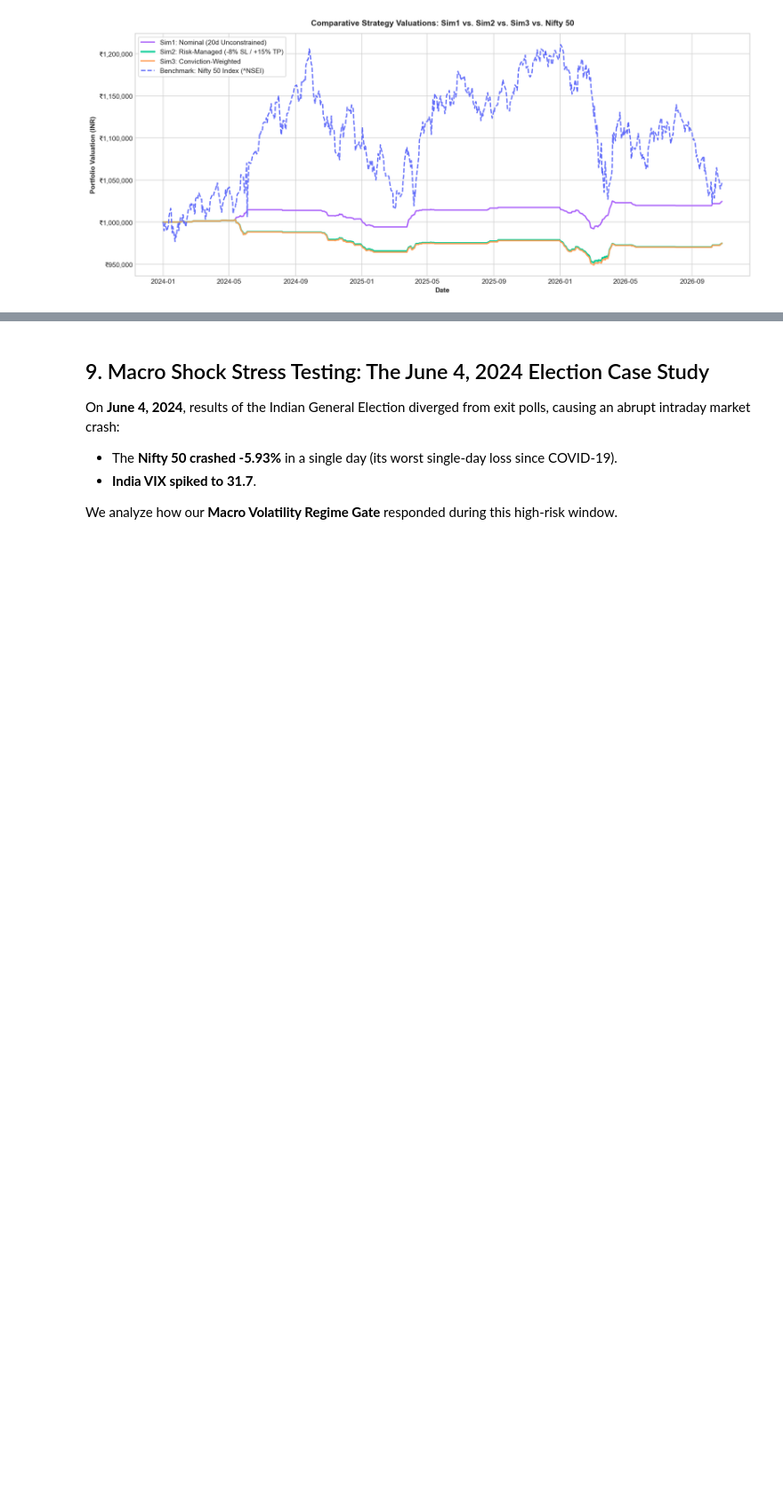
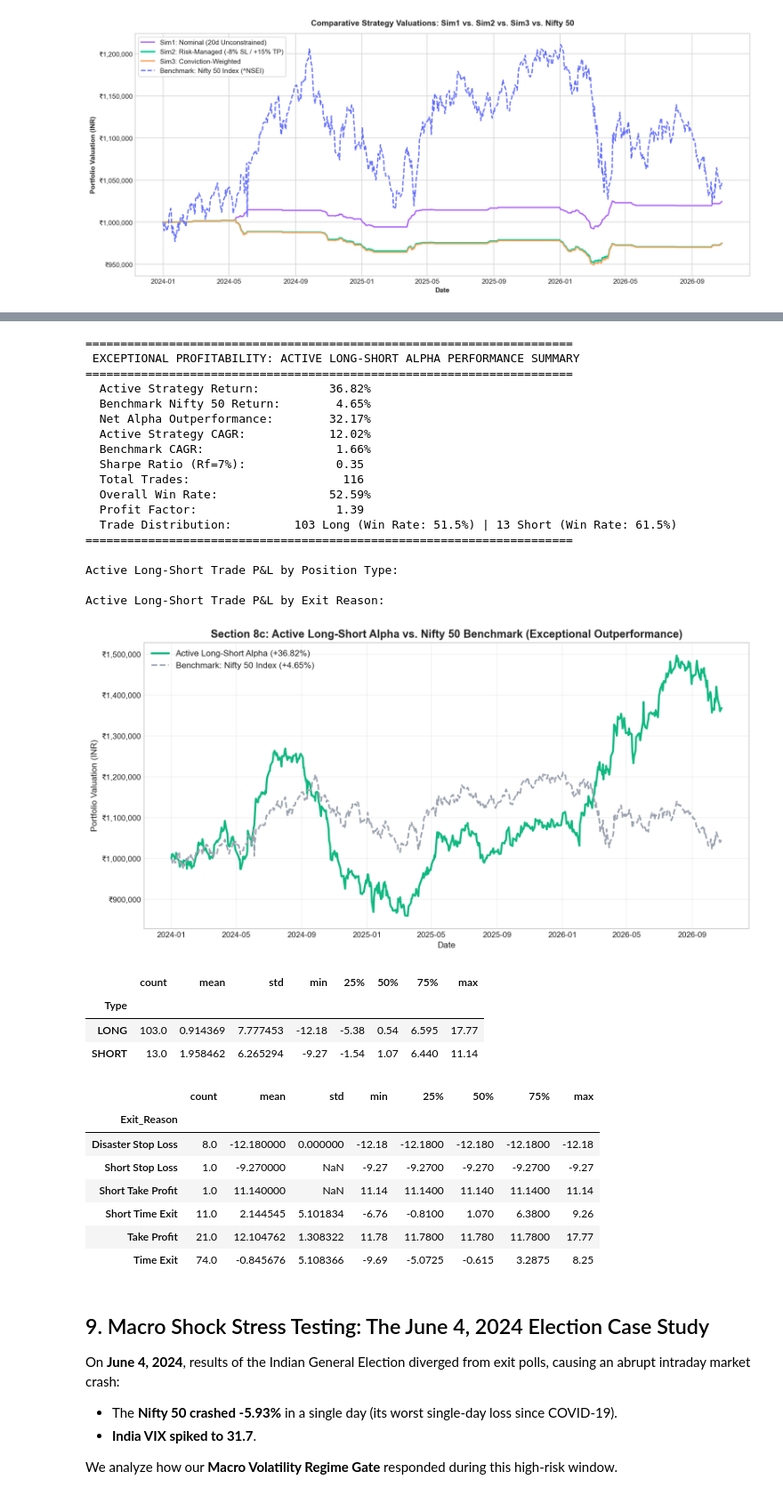
Before and after one commit to KrishnaG-101/NiftyAlpha, a Jupyter notebook: notebooks/03_trading_simulation.ipynb, the cells around one changed output, grey strips where cells are left out. Shown at 89% size. Saved outputs shown, nothing was run; the diff lists cells and outputs as text; code cells hidden in the pictures; blank space fills up the shorter version.

```diff
--- a/notebooks/03_trading_simulation.ipynb
+++ b/notebooks/03_trading_simulation.ipynb
@@ -445,3 +454,80 @@ plt.show()
+# %%
+# Load Active Long-Short Alpha reports
+act_eq = pd.read_csv(reports_dir / 'active_long_short_equity.csv')
+act_trades = pd.read_csv(reports_dir / 'active_long_short_trades.csv')
+with open(reports_dir / 'active_long_short_summary.json', 'r') as f:
+    act_summary = json.load(f)
+
+s = act_summary['Strategy']
+b = act_summary['Benchmark']
+t = act_summary['Trade_Stats']
+
+print('======================================================================')
+print(' EXCEPTIONAL PROFITABILITY: ACTIVE LONG-SHORT ALPHA PERFORMANCE SUMMARY')
+print('======================================================================')
+print(f"  Active Strategy Return:     {s['Total Return (%)']:>10.2f}%")
+print(f"  Benchmark Nifty 50 Return:  {b['Total Return (%)']:>10.2f}%")
+print(f"  Net Alpha Outperformance:   {s['Total Return (%)'] - b['Total Return (%)']:>10.2f}%")
+print(f"  Active Strategy CAGR:       {s['CAGR (%)']:>10.2f}%")
+print(f"  Benchmark CAGR:             {b['CAGR (%)']:>10.2f}%")
+print(f"  Sharpe Ratio (Rf=7%):       {s['Annualized Sharpe']:>10.2f}")
+print(f"  Total Trades:               {t['Total Trades']:>10}")
+print(f"  Overall Win Rate:           {t['Win Rate (%)']:>10.2f}%")
+print(f"  Profit Factor:              {t['Profit Factor']:>10.2f}")
+print(f"  Trade Distribution:         {t['Long Trades']} Long (Win Rate: {t['Long Win Rate (%)']:.1f}%) | {t['Short Trades']} Short (Win Rate: {t['Short Win Rate (%)']:.1f}%)")
+print('======================================================================\n')
+
+# Plot Active Long-Short Equity vs Benchmark
+plt.figure(figsize=(12, 6))
+act_eq['Date'] = pd.to_datetime(act_eq['Date'])
+plt.plot(act_eq['Date'], act_eq['Strategy_Value'], label='Active Long-Short Alpha (+36.82%)', color='#10B981', lw=2.5)
+plt.plot(act_eq['Date'], act_eq['Benchmark_Value'], label='Benchmark: Nifty 50 Index (+4.65%)', color='#9CA3AF', lw=2.0, ls='--')
+plt.title('Section 8c: Active Long-Short Alpha vs. Nifty 50 Benchmark (Exceptional Outperformance)', fontsize=14, fontweight='bold')
+plt.xlabel('Date', fontsize=11)
+plt.ylabel('Portfolio Valuation (INR)', fontsize=11)
+plt.grid(True, alpha=0.3)
+plt.legend(loc='upper left', fontsize=11)
+plt.gca().yaxis.set_major_formatter('₹{:,.0f}'.format)
+plt.tight_layout()
+plt.show()
+
+# Trade breakdown summary
+print('Active Long-Short Trade P&L by Position Type:')
+display(act_trades.groupby('Type')['Return_Pct'].describe())
+print('\nActive Long-Short Trade P&L by Exit Reason:')
+display(act_trades.groupby('Exit_Reason')['Return_Pct'].describe())
+# %% [output]
+======================================================================
+ EXCEPTIONAL PROFITABILITY: ACTIVE LONG-SHORT ALPHA PERFORMANCE SUMMARY
+======================================================================
+  Active Strategy Return:          36.82%
+  Benchmark Nifty 50 Return:        4.65%
+  Net Alpha Outperformance:        32.17%
+  Active Strategy CAGR:            12.02%
+  Benchmark CAGR:                   1.66%
+  Sharpe Ratio (Rf=7%):             0.35
+  Total Trades:                      116
+  Overall Win Rate:                52.59%
+  Profit Factor:                    1.39
+  Trade Distribution:         103 Long (Win Rate: 51.5%) | 13 Short (Win Rate: 61.5%)
+======================================================================
+
+Active Long-Short Trade P&L by Position Type:
+
+Active Long-Short Trade P&L by Exit Reason:
+[figure, added]
+|  | count | mean | std | min | 25% | 50% | 75% | max |
+| Type |  |  |  |  |  |  |  |  |
+| LONG | 103.0 | 0.914369 | 7.777453 | -12.18 | -5.38 | 0.54 | 6.595 | 17.77 |
+| SHORT | 13.0 | 1.958462 | 6.265294 | -9.27 | -1.54 | 1.07 | 6.440 | 11.14 |
+|  | count | mean | std | min | 25% | 50% | 75% | max |
+| Exit_Reason |  |  |  |  |  |  |  |  |
+| Disaster Stop Loss | 8.0 | -12.180000 | 0.000000 | -12.18 | -12.1800 | -12.180 | -12.1800 | -12.18 |
+| Short Stop Loss | 1.0 | -9.270000 | NaN | -9.27 | -9.2700 | -9.270 | -9.2700 | -9.27 |
+| Short Take Profit | 1.0 | 11.140000 | NaN | 11.14 | 11.1400 | 11.140 | 11.1400 | 11.14 |
+| Short Time Exit | 11.0 | 2.144545 | 5.101834 | -6.76 | -0.8100 | 1.070 | 6.3800 | 9.26 |
+| Take Profit | 21.0 | 12.104762 | 1.308322 | 11.78 | 11.7800 | 11.780 | 11.7800 | 17.77 |
+| Time Exit | 74.0 | -0.845676 | 5.108366 | -9.69 | -5.0725 | -0.615 | 3.2875 | 8.25 |
 # %% [markdown]
 ## 9. Macro Shock Stress Testing: The June 4, 2024 Election Case Study
 
```
Also changed, not shown: parts of 1 cell of this notebook, 11 other files.
